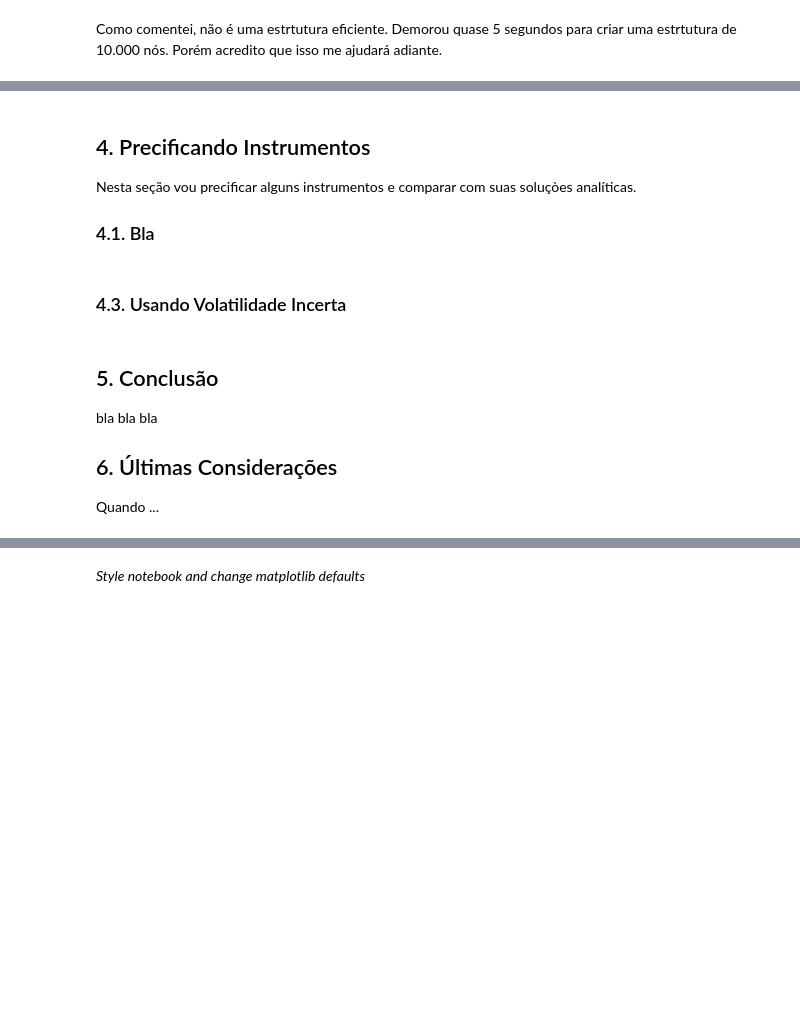
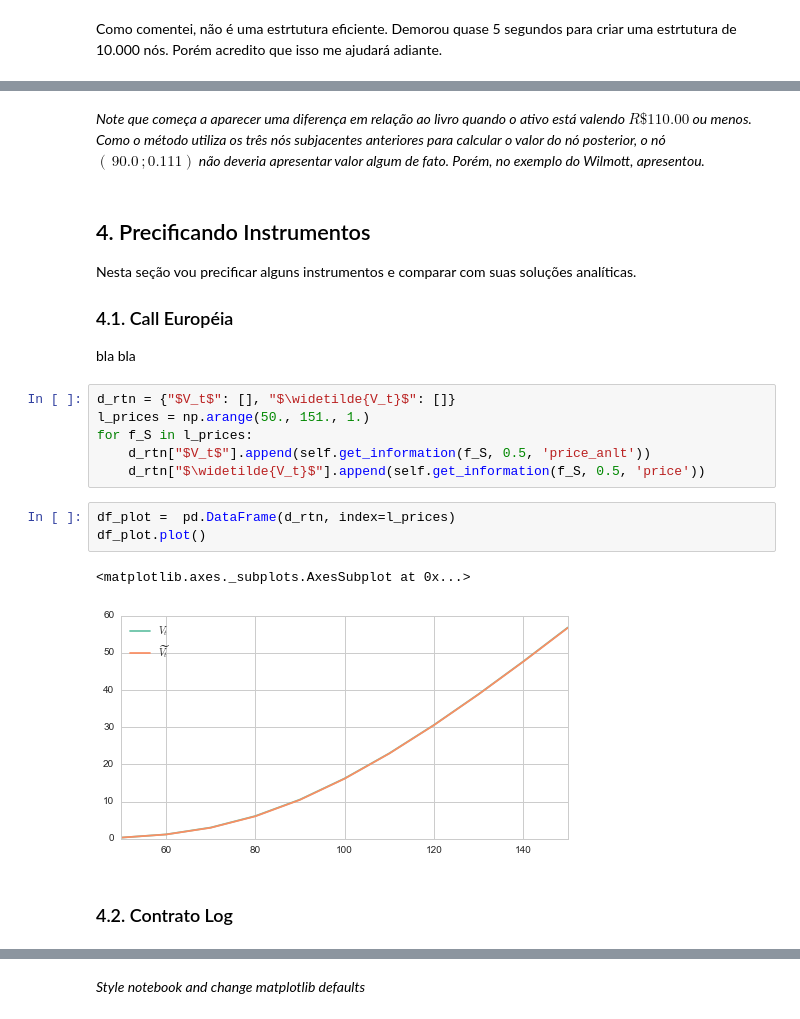
Before and after one commit to ucaiado/FiniteDifference_Pricing, a Jupyter notebook: UiraCaiadoEx02.ipynb, the cells around one changed output, grey strips where cells are left out. Drawn from its saved outputs; the diff is of its cells as text; blank space fills up the shorter version.

```diff
--- a/UiraCaiadoEx02.ipynb
+++ b/UiraCaiadoEx02.ipynb
@@ -602,18 +228,24 @@ class LogContract(Derivative):
+# %% [markdown]
+*Note que começa a aparecer uma diferença em relação ao livro quando o ativo está valendo $R\$ 110.00$  ou menos. Como o método utiliza os três nós subjacentes anteriores para calcular o valor do nó posterior, o nó $(\,90.0 \,; 0.111)$ não deveria apresentar valor algum de fato. Porém, no exemplo do Wilmott, apresentou.*
 # %% [markdown]
 ## 4. Precificando Instrumentos
 
-Nesta seção vou precificar alguns instrumentos e comparar com suas soluçòes analíticas.
+Nesta seção vou precificar alguns instrumentos e comparar com suas soluções analíticas.
 
-### 4.1. Bla
+### 4.1. Call Européia
+
+bla bla
-# %% [markdown]
-### 4.3. Usando Volatilidade Incerta
-# %% [markdown]
-## 5. Conclusão
-
-bla bla bla
-
-
-
-## 6. Últimas Considerações
-
-Quando ...
+# %%
+d_rtn = {"$V_t$": [], "$\widetilde{V_t}$": []}
+l_prices = np.arange(50., 151., 1.)
+for f_S in l_prices:
+    d_rtn["$V_t$"].append(self.get_information(f_S, 0.5, 'price_anlt'))
+    d_rtn["$\widetilde{V_t}$"].append(self.get_information(f_S, 0.5, 'price'))
+# %%
+df_plot =  pd.DataFrame(d_rtn, index=l_prices)
+df_plot.plot()
+# %% [output]
+<matplotlib.axes._subplots.AxesSubplot at 0x...>
+[figure, added]
+# %% [markdown]
+### 4.2. Contrato Log
```
Also changed, not shown: parts of 20 cells of this notebook, 1 other file.
